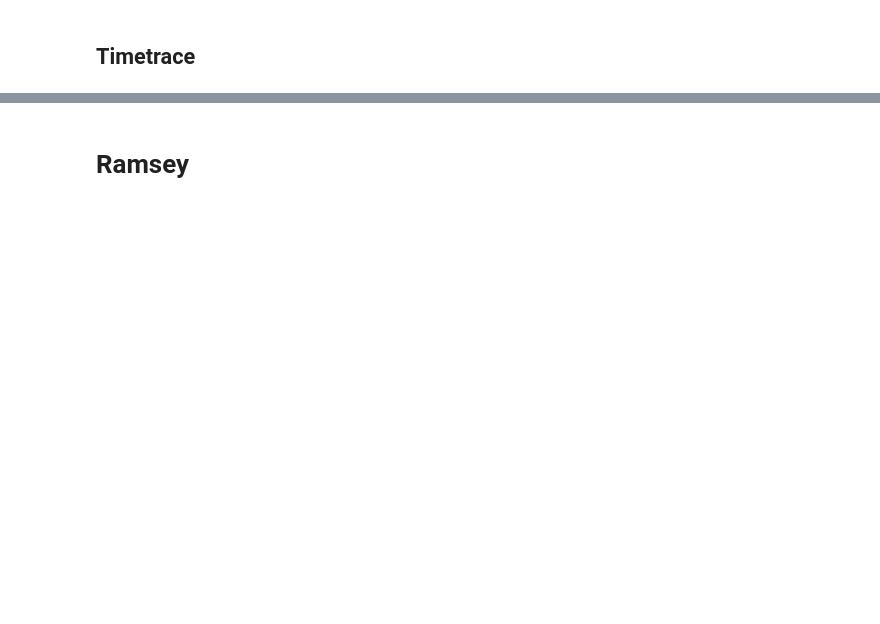
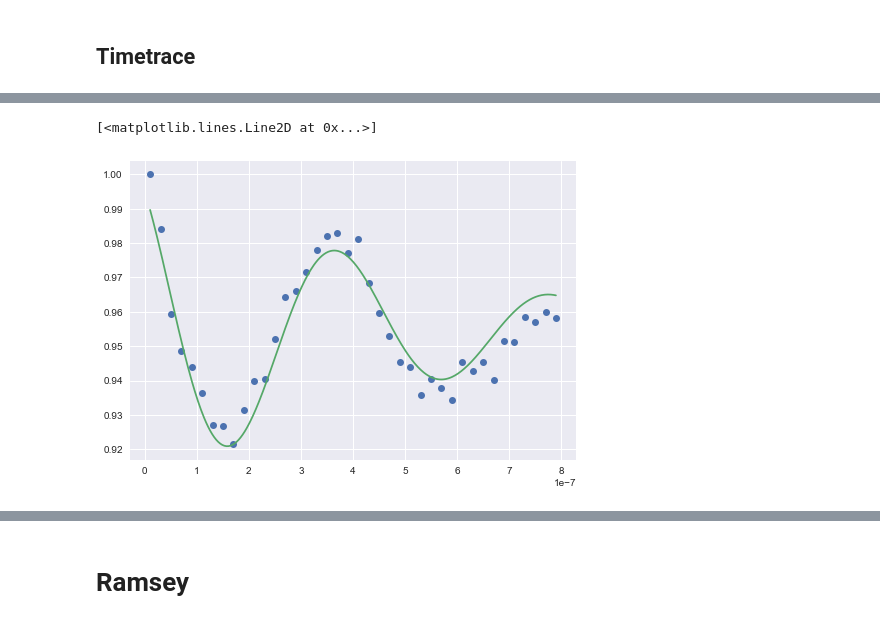
Before and after one commit to dineshpinto/qudi-hira-analysis, a Jupyter notebook: notebooks/20220112_SingleNV_Membrane_RT.ipynb, the cells around one changed output, grey strips where cells are left out. Drawn from its saved outputs; the diff is of its cells as text; code cells hidden in the pictures; blank space fills up the shorter version.

```diff
--- a/notebooks/20220112_SingleNV_Membrane_RT.ipynb
+++ b/notebooks/20220112_SingleNV_Membrane_RT.ipynb
@@ -356,0 +372,13 @@ sio.save_figures("state_timetrace", FIGURE_FOLDERPATH)
+# %%
+fig, ax = plt.subplots()
+
+x = rabi["20220208-1641-00"]["pulsed_measurement"]["data"]["Controlled variable(s)"]
+y = rabi["20220208-1641-00"]["pulsed_measurement"]["data"]["Signal"]
+y /= y.max()
+
+ax.plot(x, y, "o")
+fit_x, fit_y, result = qft.perform_fit(x, y, "sineexponentialdecay")
+ax.plot(fit_x, fit_y)
+# %% [output]
+[<matplotlib.lines.Line2D at 0x...>]
+[figure, added]
```
Also changed, not shown: parts of 21 cells of this notebook, 4 other files.
